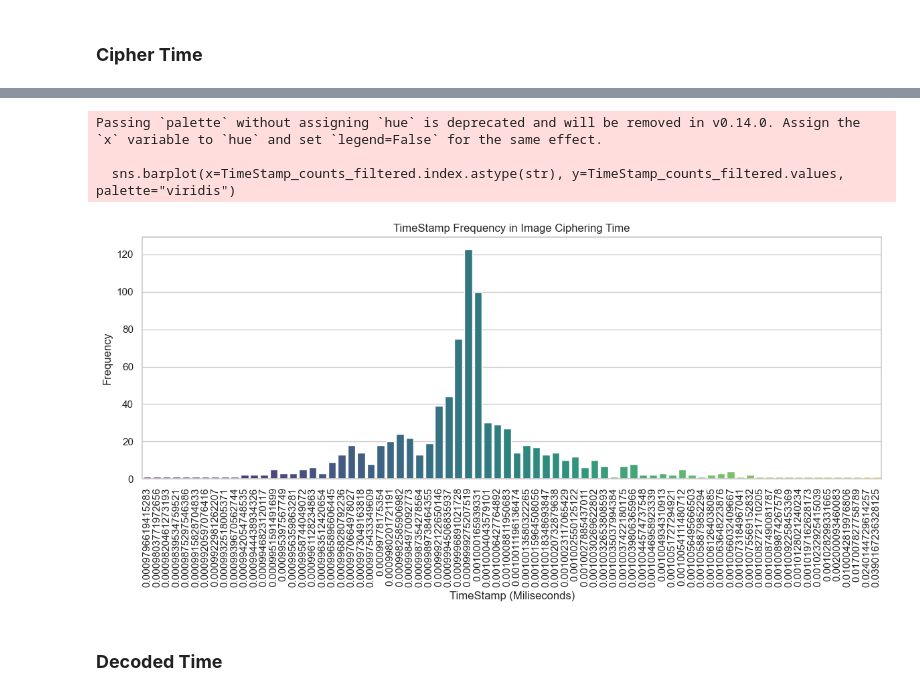
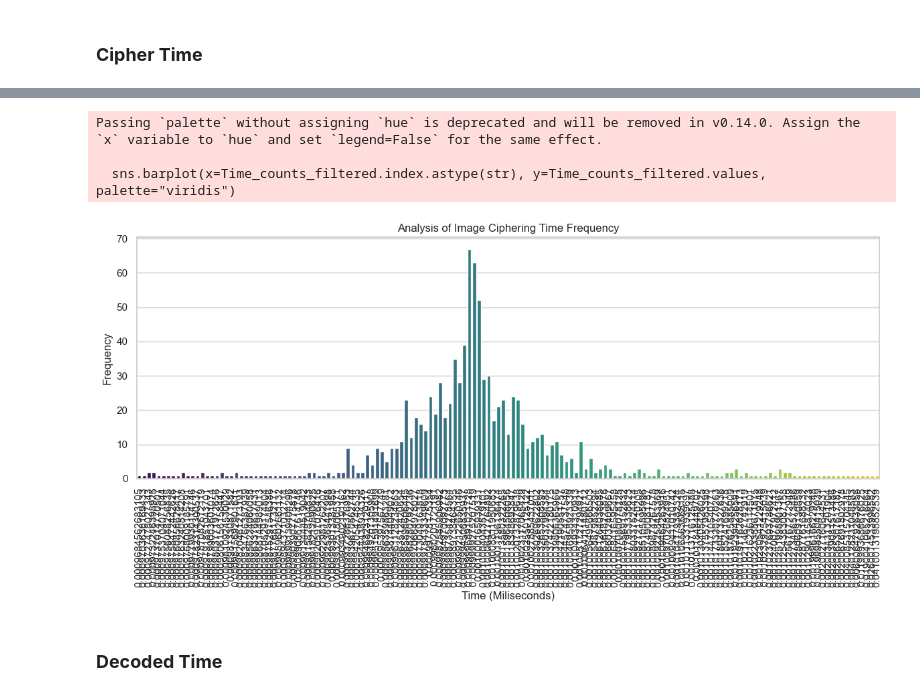
Before and after one commit to Adr4563/Algorithm-RSA, a Jupyter notebook: jupyter.ipynb, the cells around one changed output, grey strips where cells are left out. Saved outputs shown, nothing was run; the diff lists cells and outputs as text; code cells hidden in the pictures.

```diff
--- a/jupyter.ipynb
+++ b/jupyter.ipynb
@@ -71,0 +55,3 @@ Name: count, Length: 77, dtype: int64
+# %%
+Time_count = data_cipher['Time'].value_counts()
+Time_count
@@ -72,22 +72,22 @@ Name: count, Length: 77, dtype: int64
 # %%
 # Filter
-TimeStamp_counts_filtered = TimeStamp_count.loc[(TimeStamp_count < TimeStamp_count.max())].sort_index() # TimeStamp_count.max(): 66187
+Time_counts_filtered = Time_count.loc[(Time_count < Time_count.max())].sort_index() # Time_count.max(): 66187
 # Bar plot
 sns.set(style="whitegrid")
 
 plt.figure(figsize=(12, 6))
-sns.barplot(x=TimeStamp_counts_filtered.index.astype(str), y=TimeStamp_counts_filtered.values, palette="viridis")
-plt.xlabel('TimeStamp (Miliseconds)')
+sns.barplot(x=Time_counts_filtered.index.astype(str), y=Time_counts_filtered.values, palette="viridis")
+plt.xlabel('Time (Miliseconds)')
 plt.ylabel('Frequency')
-plt.title('TimeStamp Frequency in Image Ciphering Time')
+plt.title('Analysis of Image Ciphering Time Frequency')
 plt.xticks(rotation=90)
 plt.tight_layout()
 plt.show()
 # %% [output]
 Passing `palette` without assigning `hue` is deprecated and will be removed in v0.14.0. Assign the `x` variable to `hue` and set `legend=False` for the same effect.
 
-  sns.barplot(x=TimeStamp_counts_filtered.index.astype(str), y=TimeStamp_counts_filtered.values, palette="viridis")
+  sns.barplot(x=Time_counts_filtered.index.astype(str), y=Time_counts_filtered.values, palette="viridis")
-[figure, old version]
+[figure, new version]
 # %% [markdown]
 ### **Decoded Time**
 # %%
```
Also changed, not shown: parts of 17 cells of this notebook.
